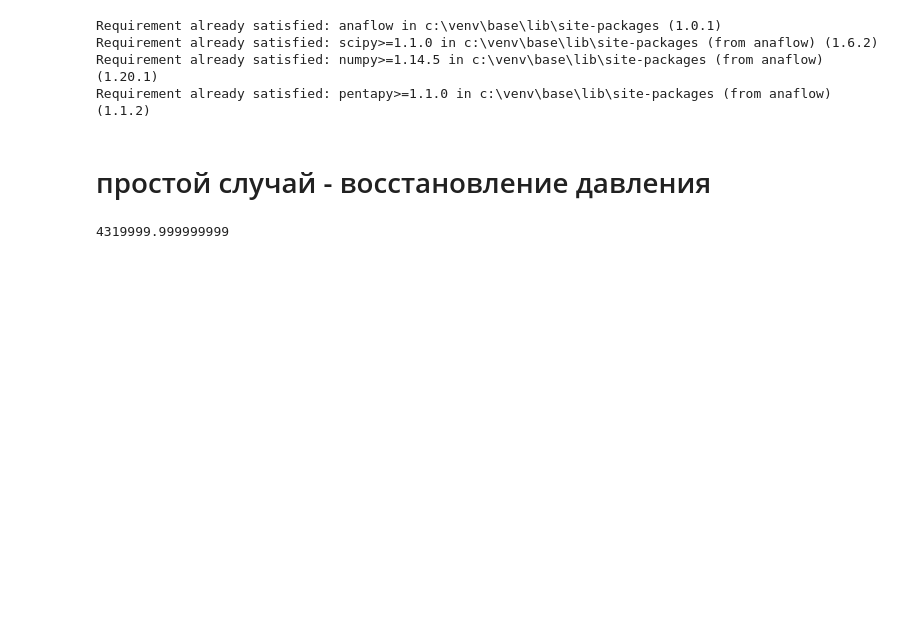
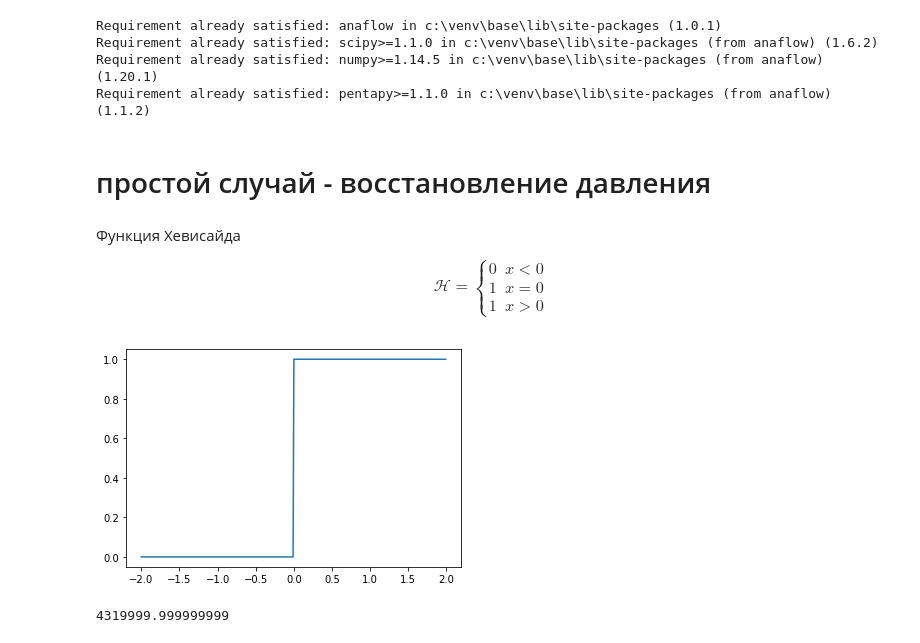
Before and after one commit to khabibullinra/welltest_examples, a Jupyter notebook: jupyter/18_суперпозиция.ipynb, the cells around one changed output. Cells and saved outputs as stored; diff of their text form; code cells hidden in the pictures; blank space fills up the shorter version.

```diff
--- a/jupyter/18_суперпозиция.ipynb
+++ b/jupyter/18_суперпозиция.ipynb
@@ -113,3 +113,15 @@ def pd_build_up(td, td_p):
         else:
             p_d.append(pd_ei(ti) - pd_ei(td_p-ti))
     return np.array(p_d)
+# %% [markdown]
+Функция Хевисайда
+
+$$ \mathcal{H} = \begin{cases}0 & x < 0\\1 & x = 0\\1 & x > 0\end{cases}$$
+# %%
+x = np.arange(-2,2,0.01)
+y = np.heaviside(x, 1)
+
+plt.plot(x,y)
+plt.show()
+# %% [output]
+[figure, added]
```
Also changed, not shown: parts of 15 cells of this notebook.
